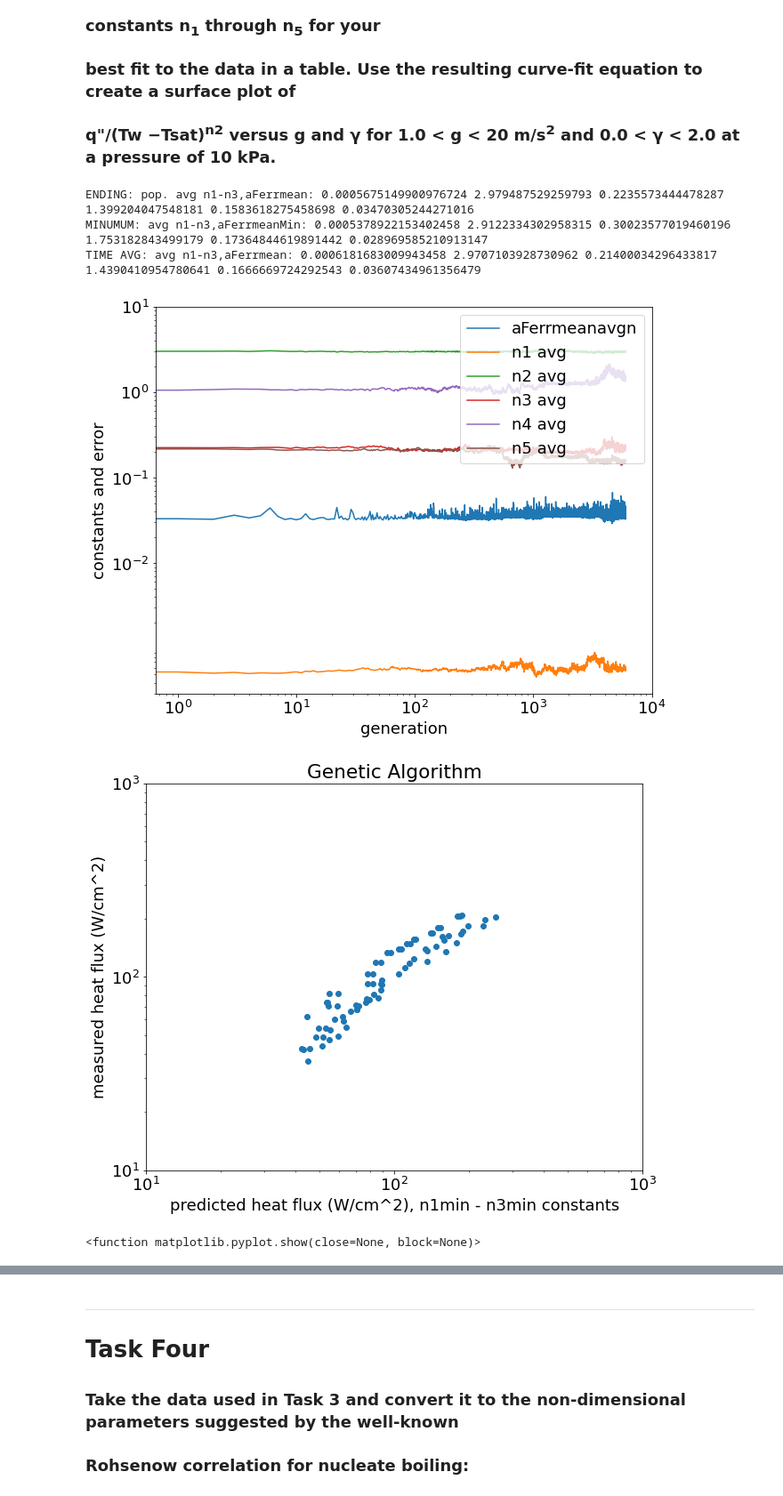
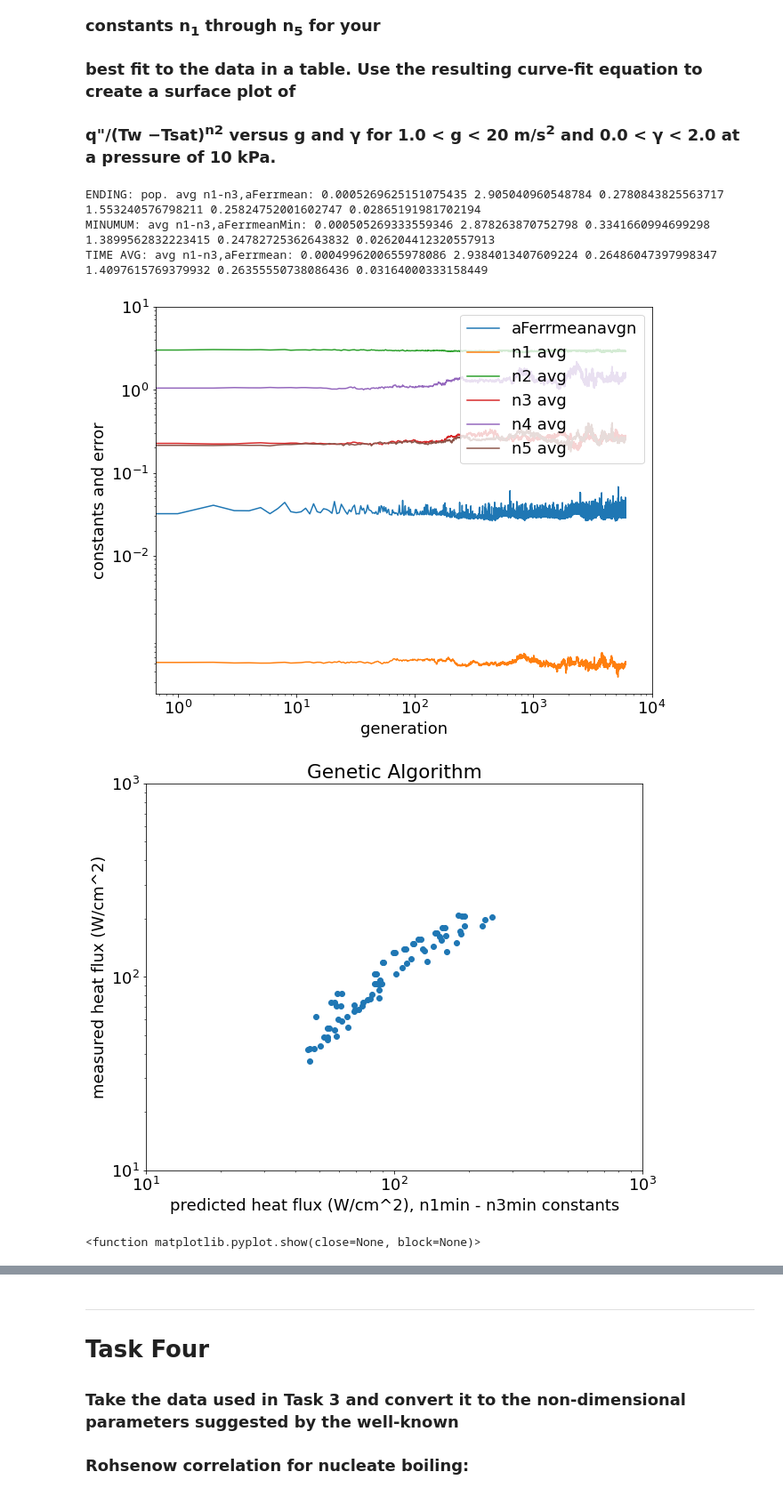
Before and after one commit to joshuaaduarte/Gravitational-Boiling-Machine-Learning, a Jupyter notebook: projectOne.ipynb, the cells around one changed output, grey strips where cells are left out. Shown at 89% size. Drawn from its saved outputs; the diff is of its cells as text; code cells hidden in the pictures.

```diff
--- a/projectOne.ipynb
+++ b/projectOne.ipynb
@@ -2294,9 +2294,9 @@ n5i = 0.145
 
 ''' New Parameters 4 '''
 #set program parameters
-NGEN = 6000 #number of generations (steps)
-MFRAC = 0.4 # fraction of median threshold
-MR = 0.06 # mutation rate
+NGEN = 18000 #number of generations (steps)
+MFRAC = 0.9 # fraction of median threshold
+MR = 0.4 # mutation rate
 
 #Pertubation Constants
 PC1 = 0.001
@@ -2307,9 +2307,9 @@ PC5 = 0.0001
 
 # First Different Initial guesses for initial solution population
 n0i = -1.0
-n1i = 0.029 #Different
-n2i = 4.6  #Different
-n3i = 0.03 #Different
+n1i = 1.1 #Different
+n2i = 1.2  #Different
+n3i = 0.35 #Different
 n4i = 1.215
 n5i = 0.145
 # %%
@@ -3222,64 +3222,36 @@ plt.plot(gen, n1avg)
 plt.plot(gen, n2avg)
 plt.plot(gen, n3avg)
 # plt.legend(['aFerrmeanavgn', 'n1 avg', 'n2 avg', 'n3 avg'], loc='lower left')
 plt.plot(gen, n4avg)
 plt.plot(gen, n5avg)
 plt.legend(['aFerrmeanavgn', 'n1 avg', 'n2 avg', 'n3 avg', 'n4 avg', 'n5 avg'], loc='upper right')
 
 # naming the x axis
 plt.xlabel('generation')
 # naming the y axis
 plt.ylabel('constants and error')
 plt.loglog()
 plt.yticks([0.01,0.1,1.0,10])
 plt.xticks([1,10,100,1000,10000])
 plt.show()
 
 # data vs. predicted heat flux plot
 plt.scatter(qpppred, qppdata)
 plt.title('Genetic Algorithm')
 plt.xlabel('predicted heat flux (W/cm^2), n1min - n3min constants')
 plt.ylabel('measured heat flux (W/cm^2)')
 plt.loglog()
 plt.xlim(xmax = 1000, xmin = 10)
 plt.ylim(ymax = 1000, ymin = 10)
 plt.show()
 
 # end CodeP1.2F22
 
 # creating a surface plot
-
-
-#nValues = [.000463, 2.9903, 0.2731, 1.1391, 0.2051]
-nValues = [.000463, 2.9903, 0.2731, 1.1391, 0.2051]
-
-gamma = np.linspace( 0,2,60)
-gplot = np.linspace(1,20,60)
-function = np.zeros((len(gamma),len(gplot)))
-for i in range(len(gamma)):
-    for j in range(len(gplot)):
-        function[j][i] = nValues[0]*((gplot[j]+nValues[3]*9.8*gamma[i])**nValues[2])*(10**nValues[4])
-X,Y = np.meshgrid(gamma,gplot)
-fig = plt.figure()
-ax = plt.axes(projection='3d')
-fig.set_size_inches(10,10)
-
-
-surf = ax.plot_surface(X, Y, function, cmap=plt.cm.coolwarm, linewidth = 0, antialiased = False)
-
-ax.set_xlabel(r'Gamma', fontsize=20)
-ax.set_ylabel(r'g', fontsize = 20)
-ax.zaxis.set_rotate_label(False)
-ax.set_zlabel(r'function', fontsize = 20, rotation = 90)
-fig.colorbar(surf,shrink=0.5,aspect=10)
-
-ax.view_init(30,225)
-
-plt.show
 # %% [output]
-ENDING: pop. avg n1-n3,aFerrmean: 0.0005675149900976724 2.979487529259793 0.2235573444478287 1.399204047548181 0.1583618275458698 0.03470305244271016
-MINUMUM: avg n1-n3,aFerrmeanMin: 0.0005378922153402458 2.9122334302958315 0.30023577019460196 1.753182843499179 0.17364844619891442 0.028969585210913147
-TIME AVG: avg n1-n3,aFerrmean: 0.0006181683009943458 2.9707103928730962 0.21400034296433817 1.4390410954780641 0.1666669724292543 0.03607434961356479
+ENDING: pop. avg n1-n3,aFerrmean: 0.0005269625151075435 2.905040960548784 0.2780843825563717 1.553240576798211 0.25824752001602747 0.02865191981702194
+MINUMUM: avg n1-n3,aFerrmeanMin: 0.000505269333559346 2.878263870752798 0.3341660994699298 1.3899562832223415 0.24782725362643832 0.026204412320557913
+TIME AVG: avg n1-n3,aFerrmean: 0.0004996200655978086 2.9384013407609224 0.26486047397998347 1.4097615769379932 0.26355550738086436 0.03164000333158449
-[figure, old version]
+[figure, new version]
-[figure, old version]
+[figure, new version]
 <function matplotlib.pyplot.show(close=None, block=None)>
```
Also changed, not shown: parts of 9 cells of this notebook.
